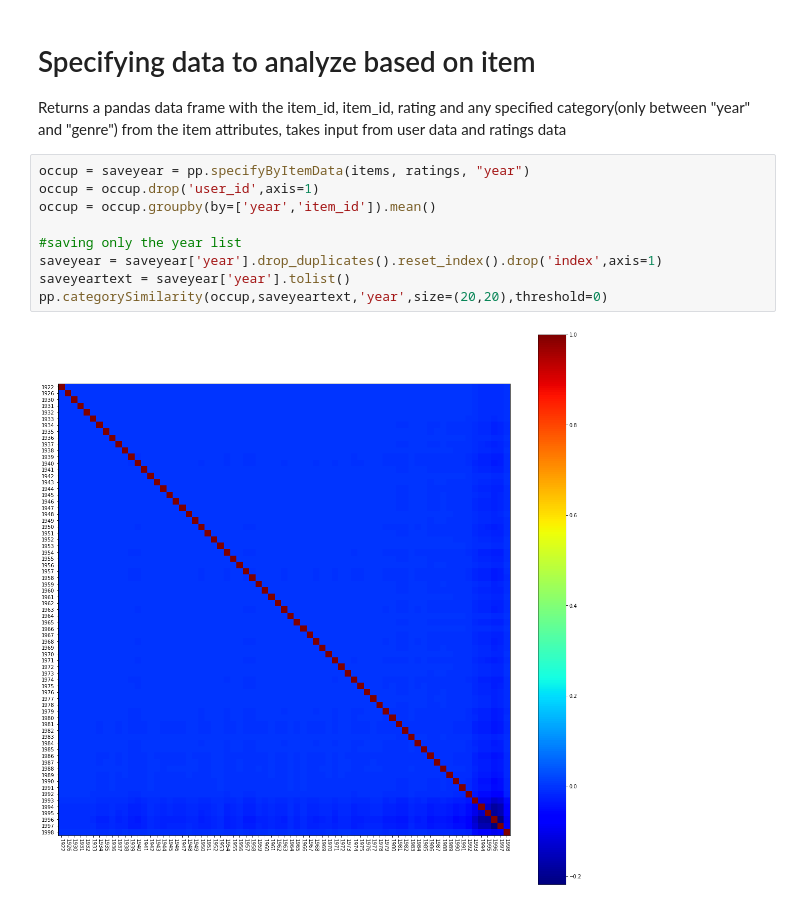
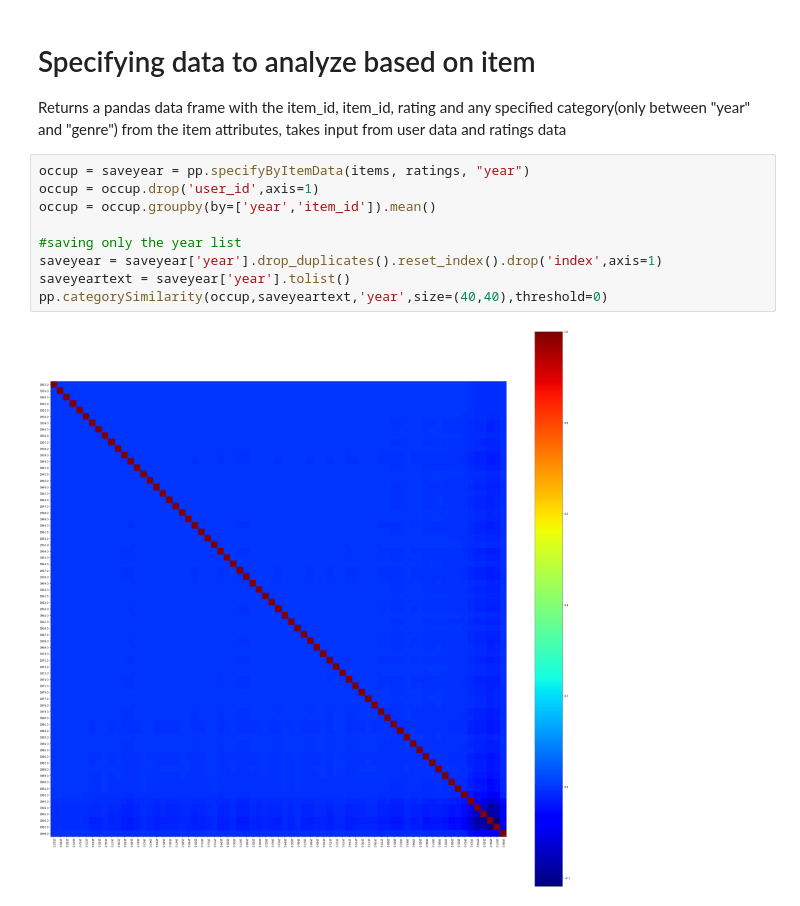
Before and after one commit to Xevenst/MovLensDataSet, a Jupyter notebook: dataAnalysisFuncts.ipynb, the cells around one changed output. Drawn from its saved outputs; the diff is of its cells as text.

```diff
--- a/dataAnalysisFuncts.ipynb
+++ b/dataAnalysisFuncts.ipynb
@@ -1271,11 +1326,11 @@ Returns a pandas data frame with the item_id, item_id, rating and any specified
 # %%
 occup = saveyear = pp.specifyByItemData(items, ratings, "year")
 occup = occup.drop('user_id',axis=1)
 occup = occup.groupby(by=['year','item_id']).mean()
 
 #saving only the year list
 saveyear = saveyear['year'].drop_duplicates().reset_index().drop('index',axis=1)
 saveyeartext = saveyear['year'].tolist()
-pp.categorySimilarity(occup,saveyeartext,'year',size=(20,20),threshold=0)
+pp.categorySimilarity(occup,saveyeartext,'year',size=(40,40),threshold=0)
 # %% [output]
-[figure, old version]
+[figure, new version]
```
Also changed, not shown: parts of 9 cells of this notebook, 2 other files.
